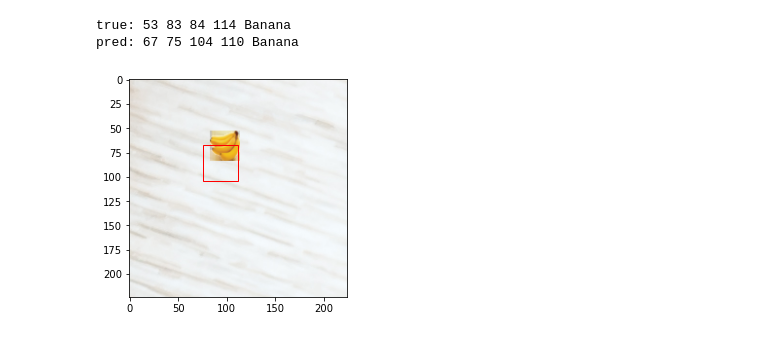
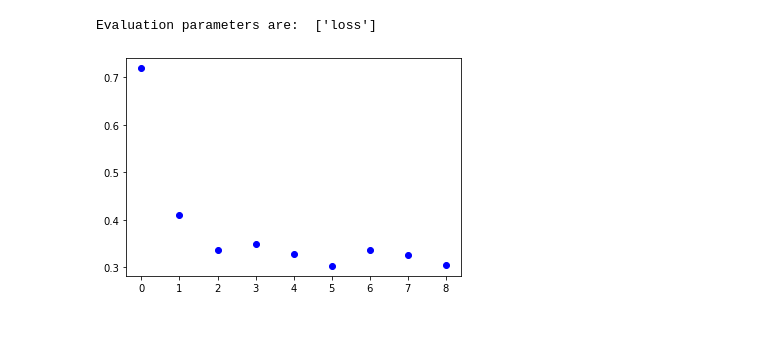
Before and after one commit to gsharansingh/Fruit_localization_and_detection, a Jupyter notebook: object_localization_simple_model.ipynb, the cells around one changed output. Cells and saved outputs as stored; diff of their text form; code cells hidden in the pictures.

```diff
--- a/object_localization_simple_model.ipynb
+++ b/object_localization_simple_model.ipynb
@@ -148,0 +192,4 @@ def scene_generator(batch_size=8):
+# %%
+len_apples = len(apples)
+len_bananas = len(bananas)
+len_backgrounds = len(backgrounds)
@@ -152,12 +253,39 @@ yy = None
 for x, y in scene_generator():
     xx, yy = x, y
     break
+# %%
+def custom_loss(y_true, y_pred):
+    # target is a 7-tuple
+    # (row, col, depth, width, class1, class2, object_appeared)
+
+    bce = binary_crossentropy(y_true[:, :4], y_pred[:, :4]) # location
+    cce = categorical_crossentropy(y_true[:, 4: -1], y_pred[:, 4: -1]) # object class
+    bce2 = binary_crossentropy(y_true[:, -1], y_pred[:, -1]) # object appeared
+
+    return bce * y_true[:, -1] + cce * y_true[:, -1] + bce2
+# %%
+def make_model():
+    vgg = tf.keras.applications.VGG16(
+        input_shape=[IMG_SIZE, IMG_SIZE, 3],
+        include_top=False,
+        weights='imagenet')
+    x = Flatten()(vgg.output)
+    x1 = Dense(4, activation='sigmoid')(x) # location
+    x2 = Dense(2, activation='softmax')(x) # object class
+    x3 = Dense(1, activation='sigmoid')(x) # object appeared
+    x = Concatenate()([x1, x2, x3])
+    model = Model(vgg.input, x)
+    model.compile(loss=custom_loss,
+                  optimizer=Adam(lr=0.0001))
+    return model
 # %%
 model = make_model()
-model.fit(
+history = model.fit(
     scene_generator(),
     steps_per_epoch=50,
     epochs=50,
+    verbose = 1,
+    callbacks=my_callback
 )
 # %% [output]
 Epoch 1/50
@@ -252,6 +308,10 @@ def prediction_multiclass():
-# %%
-prediction_multiclass()
-# %% [output]
-true: 53 83 84 114 Banana
-pred: 67 75 104 110 Banana
-[figure, removed]
+# %%
+print('Evaluation parameters are: ', list(history.history.keys()))
+evaluation_parameters = list(history.history.values())
+loss = evaluation_parameters[0]
+epochs = range(len(loss))
+plt.plot(epochs, loss, 'bo', label='Loss')
+plt.show()
+# %% [output]
+Evaluation parameters are:  ['loss']
+[figure, added]
```
Also changed, not shown: parts of 20 cells of this notebook.
